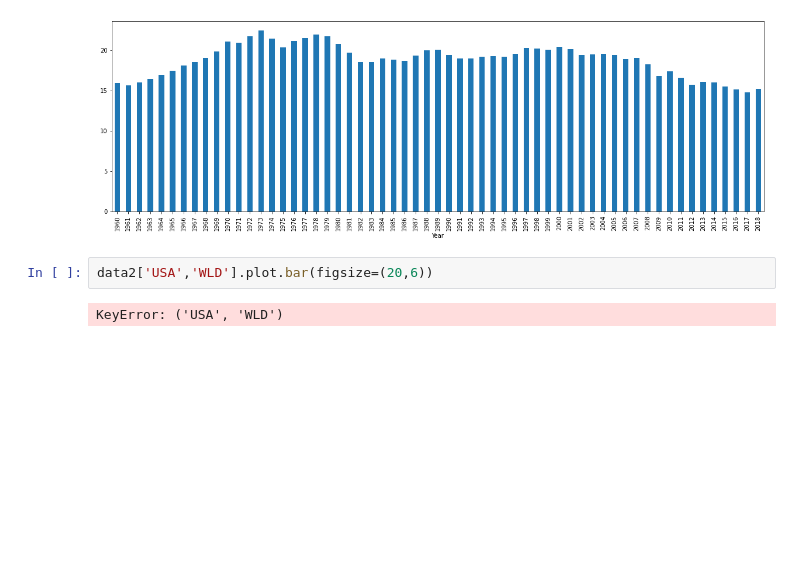
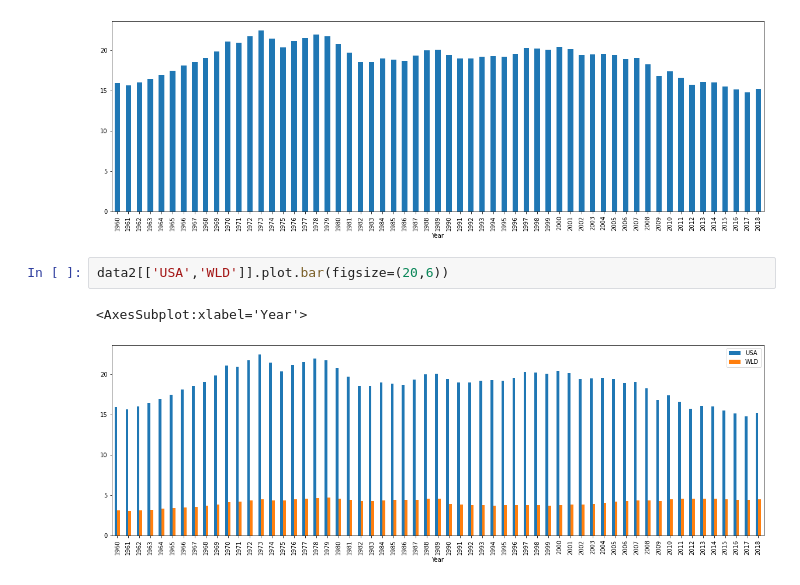
Before and after one commit to Harshhhh1701/Learning--Data-Science, a Jupyter notebook: py2.ipynb, the cells around one changed output. Cells and saved outputs as stored; diff of their text form; blank space fills up the shorter version.

```diff
--- a/py2.ipynb
+++ b/py2.ipynb
@@ -143,6 +143,7 @@ data2['USA'].plot.bar(figsize=(20,6))
 <AxesSubplot:xlabel='Year'>
 [figure]
 # %%
-data2['USA','WLD'].plot.bar(figsize=(20,6))
+data2[['USA','WLD']].plot.bar(figsize=(20,6))
 # %% [output]
-KeyError: ('USA', 'WLD')
+<AxesSubplot:xlabel='Year'>
+[figure, added]
```
Also changed, not shown: parts of 3 cells of this notebook.
